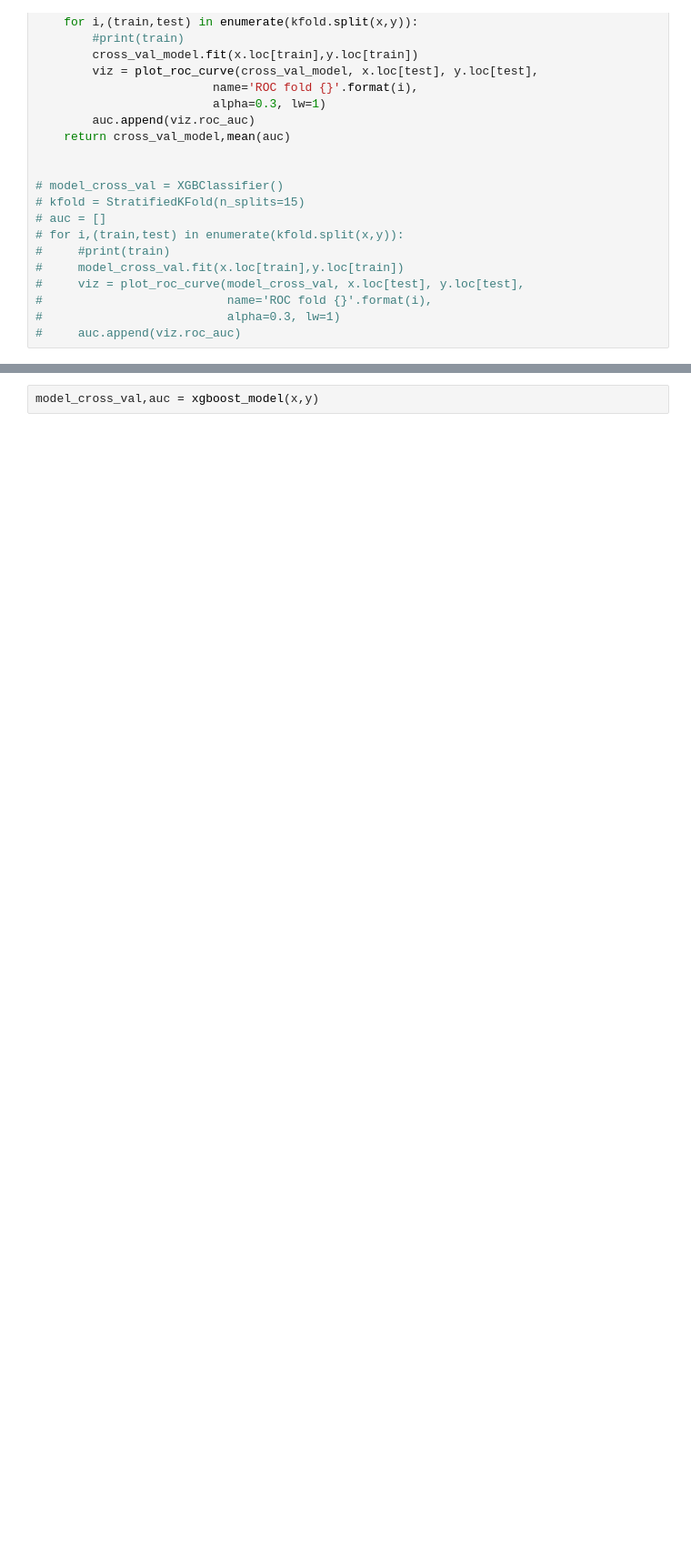
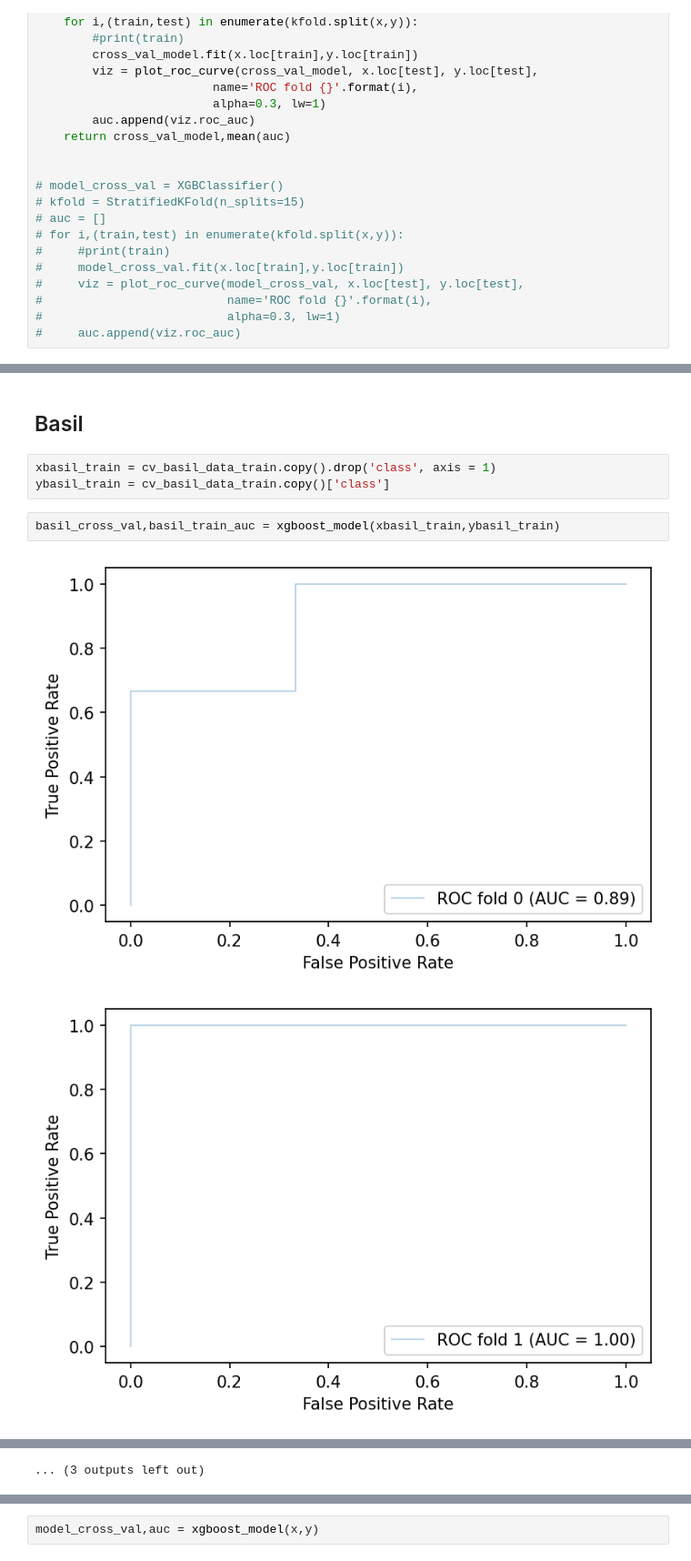
Before and after one commit to ChatterjeeAyan/FoodMineII, a Jupyter notebook: Milk Paper Ranking.ipynb, the cells around one changed output, grey strips where cells are left out. Shown at 91% size. Saved outputs shown, nothing was run; the diff lists cells and outputs as text; blank space fills up the shorter version.

```diff
--- a/Milk Paper Ranking.ipynb
+++ b/Milk Paper Ranking.ipynb
@@ -377,0 +451,10 @@ def xgboost_model(x,y,n_splits = 15):
+# %% [markdown]
+## Basil
+# %%
+xbasil_train = cv_basil_data_train.copy().drop('class', axis = 1)
+ybasil_train = cv_basil_data_train.copy()['class']
+# %%
+basil_cross_val,basil_train_auc = xgboost_model(xbasil_train,ybasil_train)
+# %% [output]
+[figure, added]
+[figure, added]
@@ -377,0 +471 @@ def xgboost_model(x,y,n_splits = 15):
+... (3 outputs left out)
```
Also changed, not shown: parts of 62 cells of this notebook.
